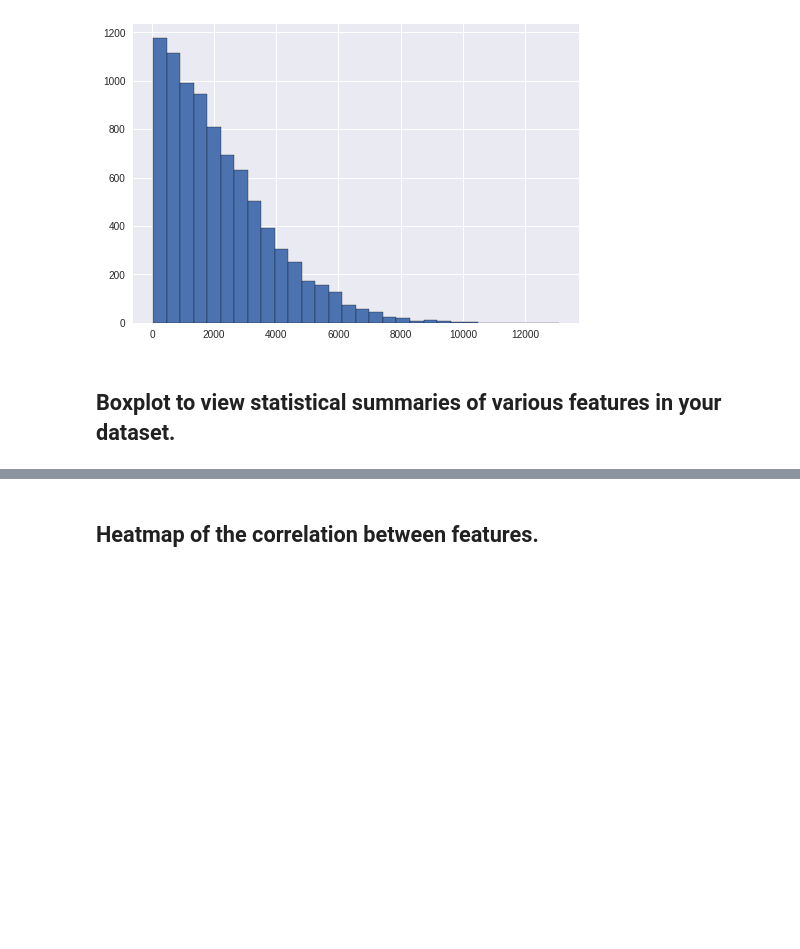
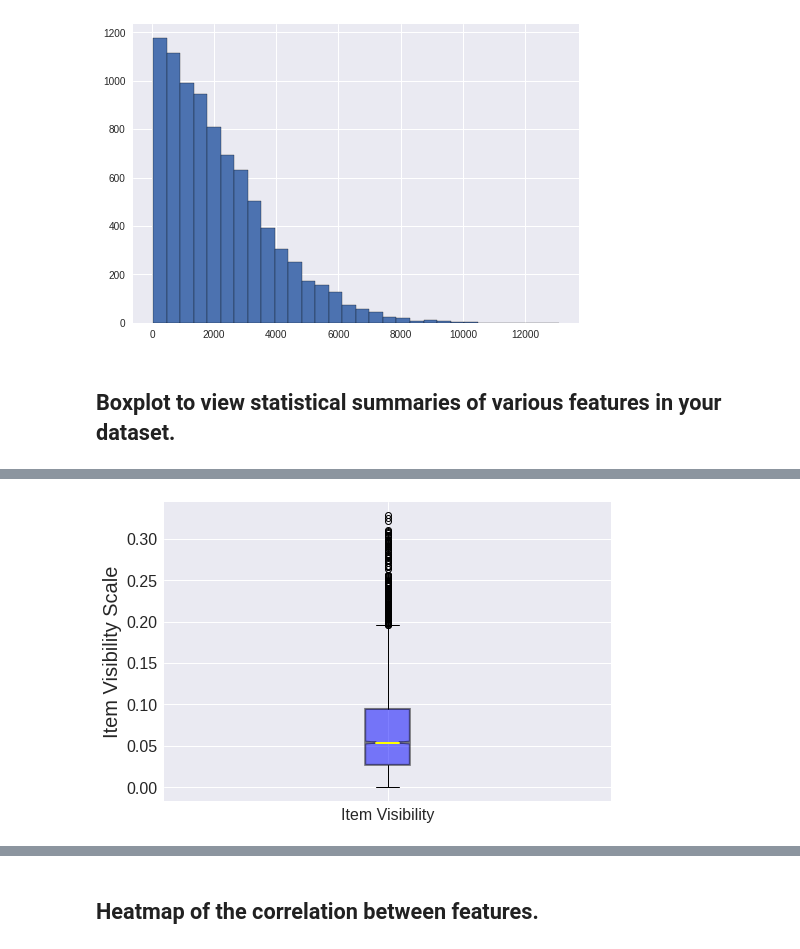
Before and after one commit to dvisionst/food_sales_predictions, a Jupyter notebook: Project_1_food_sales.ipynb, the cells around one changed output, grey strips where cells are left out. Saved outputs shown, nothing was run; the diff lists cells and outputs as text; code cells hidden in the pictures; blank space fills up the shorter version.

```diff
--- a/Project_1_food_sales.ipynb
+++ b/Project_1_food_sales.ipynb
@@ -275,2 +277,23 @@ plt.yticks(fontsize = 16);
+# %%
+visibility = df['Item_Visibility']
+plt.boxplot([visibility],
+                        notch=True,
+                        labels=['Item Visibility'],
+                        patch_artist=True,
+                        widths=.1,
+                        medianprops= dict(linestyle='-', linewidth=2, color='Yellow'),
+                        boxprops = dict(linestyle='--', linewidth=2, color='Black', facecolor = 'blue', alpha = .5)
+                        );
+
+
+plt.ylabel('Item Visibility Scale', fontsize = 20);
+
+plt.xticks(fontsize = 16);
+plt.yticks(fontsize = 16);
+
+# Just like the Item Outlet Sales boxplot, this Item Visibility boxplot confirms
+# the earlier histogram being right skewed it shows several values as outliers
+# %% [output]
+[figure, added]
 # %%
 year = df['Outlet_Establishment_Year']
```
Also changed, not shown: parts of 4 cells of this notebook.
